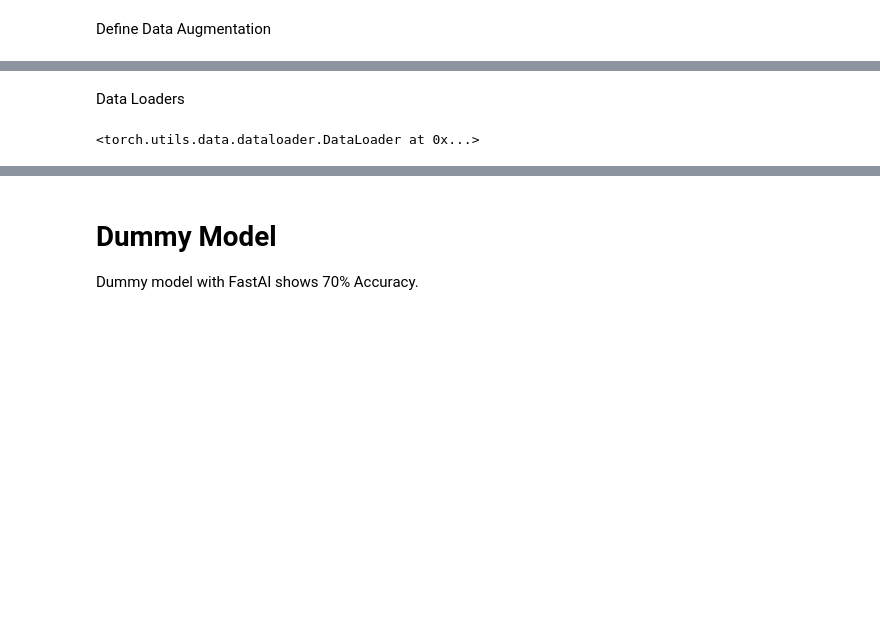
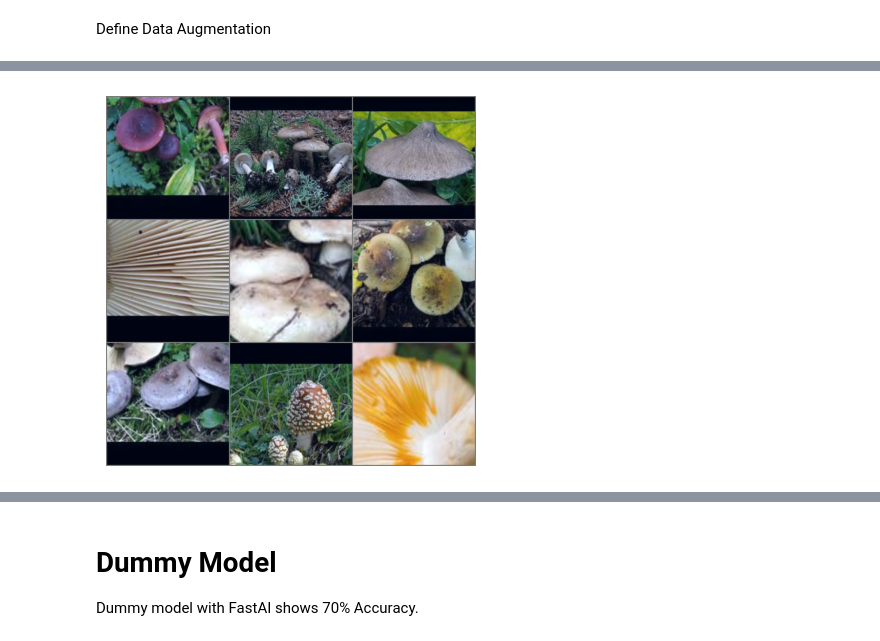
Before and after one commit to gkukse/Mushrooms_classification, a Jupyter notebook: Model.ipynb, the cells around one changed output, grey strips where cells are left out. Drawn from its saved outputs; the diff is of its cells as text; code cells hidden in the pictures; blank space fills up the shorter version.

```diff
--- a/Model.ipynb
+++ b/Model.ipynb
@@ -34,6 +44,2 @@ from help_tool import help_tool
 # %%
-train_dir = 'Archive\Split\Train'
-path = Path(train_dir)
-
-classes  = [entry.name for entry in path.iterdir() if entry.is_dir()]
-classes
+classes  = [entry.name for entry in Path(train_dir).iterdir() if entry.is_dir()]
@@ -130,13 +57,0 @@ plt.show()
-# %%
-# Get a batch of images and labels
-images, labels = next(val_generator)
-
-# Plot a few images
-plt.figure(figsize=(12, 12))
-for i in range(9):  # Displaying first 9 images
-    plt.subplot(3, 3, i+1)
-    plt.imshow(images[i])
-    plt.title(f'Label: {np.argmax(labels[i])}')
-    plt.axis('off')
-
-plt.show()
@@ -163,2 +57,0 @@ val_dataset = KerasImageDataset(val_generator)
-# %% [markdown]
-Data Loaders
@@ -165 +80,5 @@ Data Loaders
+# %%
+train_dataset = datasets.ImageFolder(train_dir, transform=train_transforms)
+val_dataset = datasets.ImageFolder(validate_dir, transform=val_transforms)
+test_dataset = datasets.ImageFolder(test_dir, transform=test_transforms)
 # %%
@@ -168,4 +92,23 @@ val_loader = DataLoader(val_dataset, batch_size=batch_size, num_workers=23, shuf
-# %%
-train_loader
-# %% [output]
-<torch.utils.data.dataloader.DataLoader at 0x...>
+# %%
+def sample_show(dataset):
+
+    data_loader = DataLoader(dataset, batch_size=9, shuffle=True)
+
+    # Get a batch of images
+    data_iter = iter(data_loader)
+    images, _ = next(data_iter)
+
+    img_grid = torchvision.utils.make_grid(images, nrow=3)
+
+    img = img_grid * 0.229 + 0.485
+    img = torch.clamp(img, 0, 1)  # Clamp values to the range [0, 1] for visualization
+    npimg = img.numpy()
+    plt.imshow(np.transpose(npimg, (1, 2, 0)))
+    plt.axis('off')
+    plt.show()
+
+
+
+sample_show(train_dataset)
+# %% [output]
+[figure, added]
```
Also changed, not shown: parts of 50 cells of this notebook, 2 other files.
